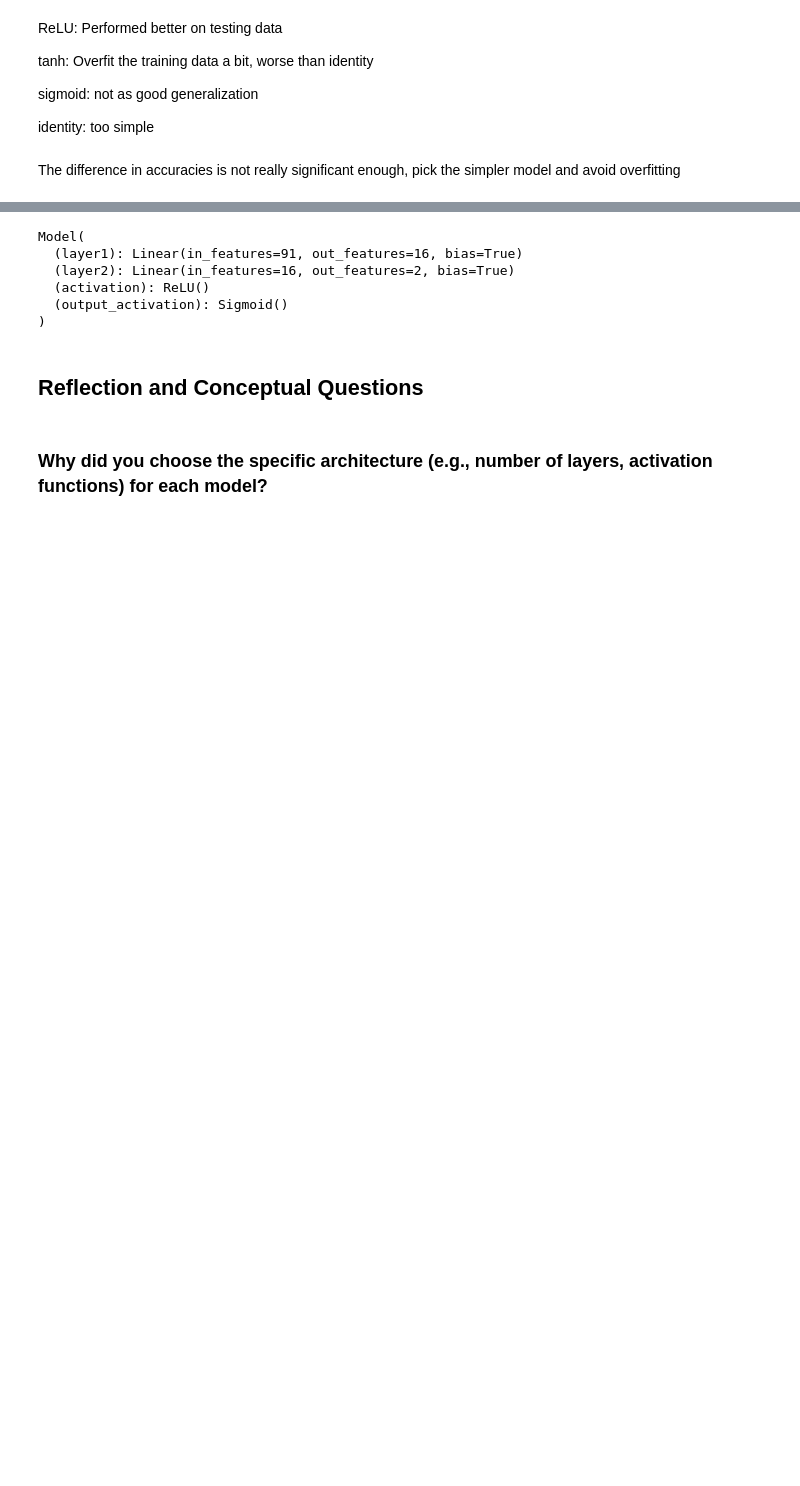
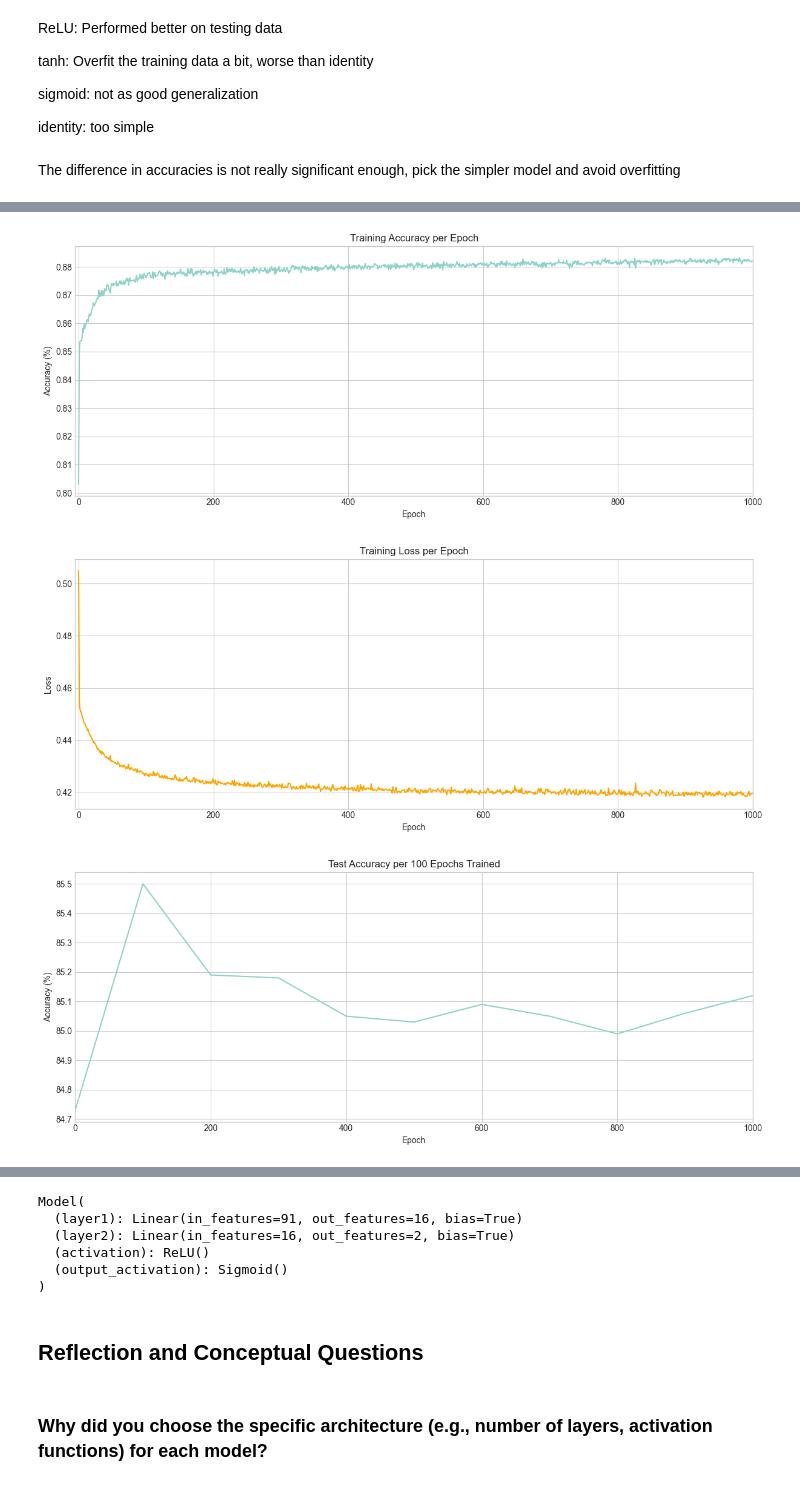
Before and after one commit to Lucaspj1/MachineLearningProject2, a Jupyter notebook: MLProject2v2.ipynb, the cells around one changed output, grey strips where cells are left out. Cells and saved outputs as stored; diff of their text form; code cells hidden in the pictures; blank space fills up the shorter version.

```diff
--- a/MLProject2v2.ipynb
+++ b/MLProject2v2.ipynb
@@ -593,5 +601,6 @@ plt.ylabel("Accuracy (%)")
 plt.legend(title="Activation")
 plt.grid(True)
 plt.tight_layout()
+plt.style.use('seaborn-v0_8-whitegrid')
 plt.show()
 # %% [output]
@@ -705,0 +664,55 @@ Epoch 900: Train Loss: 0.457, Train Accuracy: 85.03%
+# %%
+# LOOK AT WHERE TO STOP TRAINING BASED ON LOSS/ACCURACY PLOTS
+plt.figure(figsize=(12, 5))
+plt.plot(accuracy_hist)
+
+plt.title("Training Accuracy per Epoch")
+plt.xlabel("Epoch")
+plt.ylabel("Accuracy (%)")
+plt.legend(fontsize=8)
+plt.grid(True)
+plt.tight_layout()
+plt.style.use('seaborn-v0_8-whitegrid')
+plt.xlim(-5, 1000)
+plt.show()
+
+plt.figure(figsize=(12, 5))
+plt.plot(loss_hist, color = 'orange')
+
+plt.title("Training Loss per Epoch")
+plt.xlabel("Epoch")
+plt.ylabel("Loss")
+plt.legend(fontsize=8)
+plt.grid(True)
+plt.tight_layout()
+plt.style.use('seaborn-v0_8-whitegrid')
+plt.xlim(-5, 1000)
+plt.show()
+
+
+# LOOK AT MODELS ON TESTING DATA
+plt.figure(figsize=(12, 5))
+plt.plot(test_acc['Epoch'], test_acc['Test Accuracy'], label='Test Accuracy')
+plt.title("Test Accuracy per 100 Epochs Trained")
+plt.xlabel("Epoch")
+plt.ylabel("Accuracy (%)")
+plt.grid(True)
+plt.tight_layout()
+plt.style.use('seaborn-v0_8-whitegrid')
+plt.xlim(0, 1000)
+plt.show()
+
+plt.figure(figsize=(12, 5))
+plt.plot(test_acc['Epoch'], test_acc['Test Loss'], label='Test Loss', color = 'orange')
+plt.title("Test Loss per 100 Epochs Trained")
+plt.xlabel("Epoch")
+plt.ylabel("Loss")
+plt.grid(True)
+plt.tight_layout()
+plt.style.use('seaborn-v0_8-whitegrid')
+plt.xlim(0, 1000)
+plt.show()
+# %% [output]
+[figure, added]
+[figure, added]
+[figure, added]
```
Also changed, not shown: parts of 8 cells of this notebook, 1 other file.
